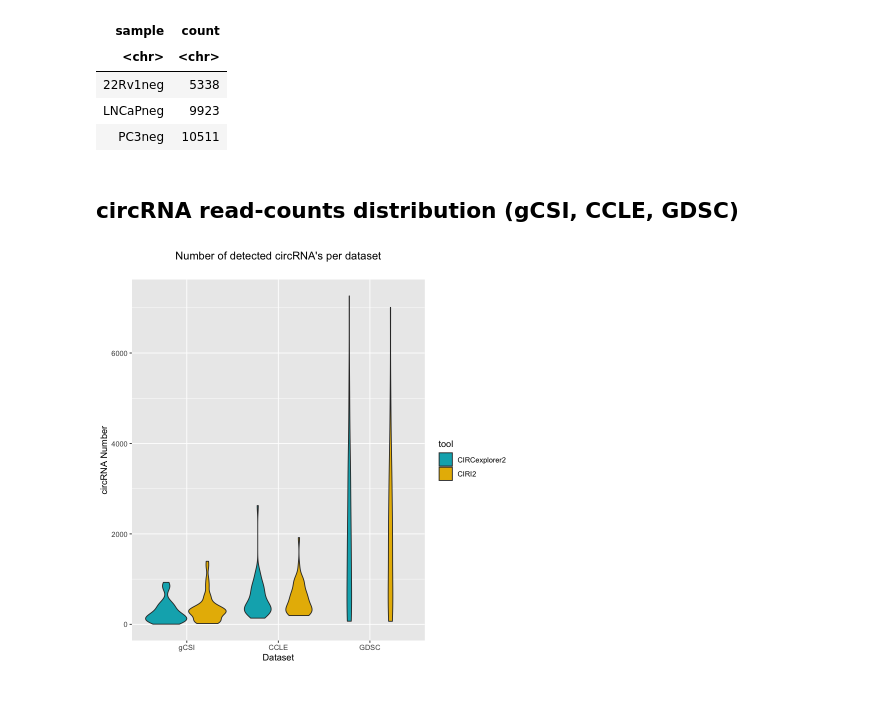
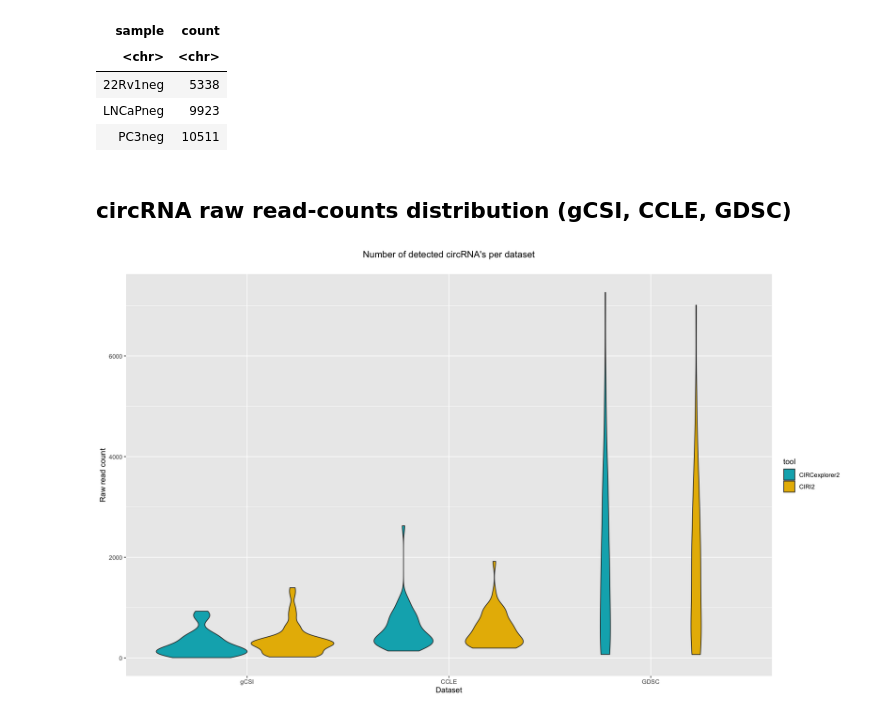
Before and after one commit to anthfm/circRNA, a Jupyter notebook: summarize_circRNA.ipynb, the cells around one changed output. Cells and saved outputs as stored; diff of their text form; code cells hidden in the pictures.

```diff
--- a/summarize_circRNA.ipynb
+++ b/summarize_circRNA.ipynb
@@ -412,18 +413,18 @@ A data.frame: 3 × 2
 | LNCaPneg | 9923 |
 | PC3neg | 10511 |
 # %% [markdown]
-## circRNA read-counts distribution (gCSI, CCLE, GDSC)
+## circRNA raw read-counts distribution (gCSI, CCLE, GDSC)
 # %%
+#organize CIRI2 and CIRCexplorer2 raw read counts for all biological replicates into combined transposed df for plotting
 df.m <- reshape2::melt(ciri_combined[,c("gCSI","CCLE","GDSC")], id.vars = NULL)
 df.m2 <- reshape2::melt(circ_combined[,c("gCSI","CCLE","GDSC")], id.vars = NULL)
 df.m$tool <- "CIRI2"
 df.m2$tool <- "CIRCexplorer2"
 df.m3 <- rbind(df.m2,df.m)
-
 ggplot(df.m3, aes(x = variable, y = value, fill=tool)) + geom_violin() +
    scale_fill_manual(values = c("#00AFBB", "#E7B800", "#FC4E07"))  + labs(title="Number of detected circRNA's per dataset",
                                                                                                                 subtitle="",
                                                                                                                 x="Dataset",
-                                                                                                                y="circRNA Number") + theme(legend.position="right", plot.title = element_text(hjust = 0.5))
+                                                                                                                y="Raw read count") + theme(legend.position="right", plot.title = element_text(hjust = 0.5))
 # %% [output]
-[figure, old version]
+[figure, new version]
```
Also changed, not shown: parts of 18 cells of this notebook.
